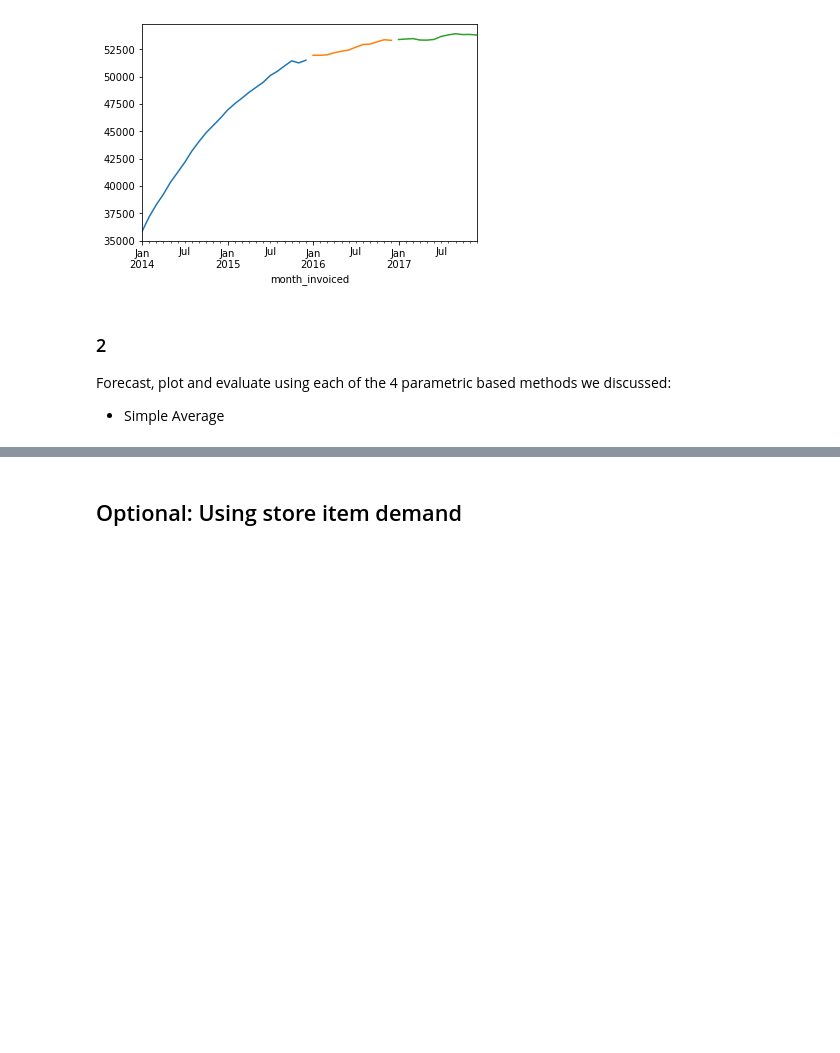
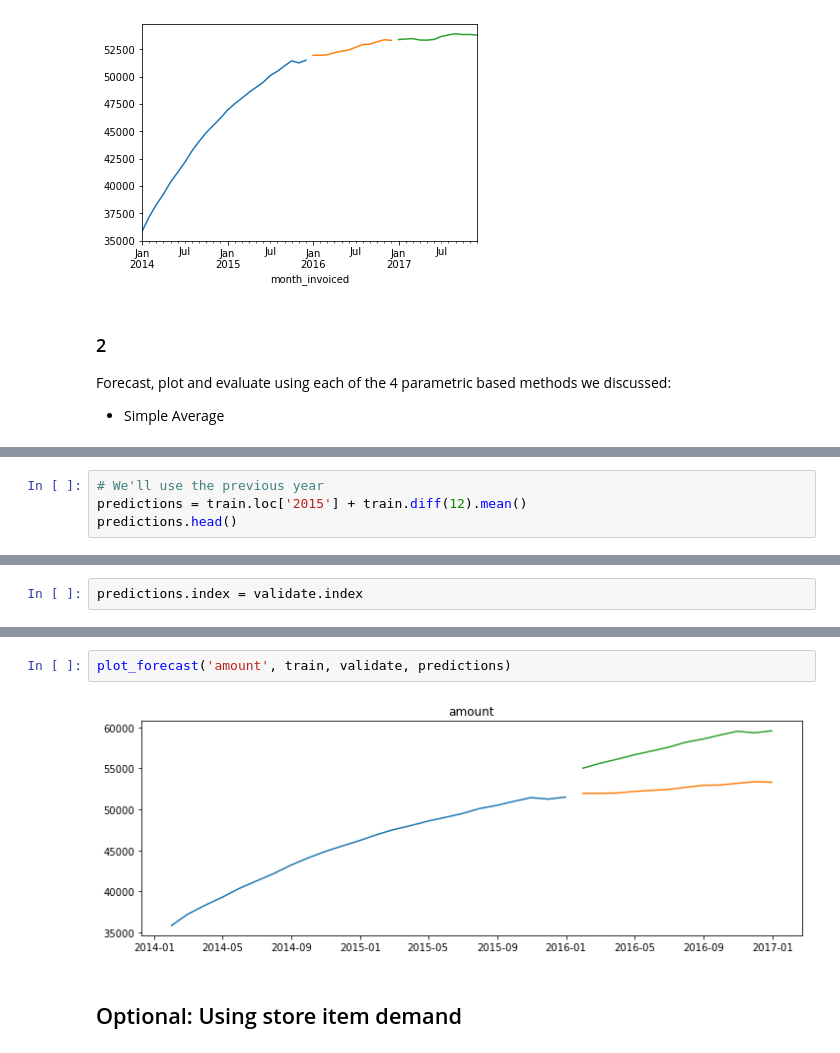
Before and after one commit to alegarcia-dev/time-series-exercises, a Jupyter notebook: model.ipynb, the cells around one changed output, grey strips where cells are left out. Drawn from its saved outputs; the diff is of its cells as text; blank space fills up the shorter version.

```diff
--- a/model.ipynb
+++ b/model.ipynb
@@ -120,0 +207,4 @@ Forecast, plot and evaluate using each of the 4 parametric based methods we disc
+# %%
+# We'll use the previous year
+predictions = train.loc['2015'] + train.diff(12).mean()
+predictions.head()
@@ -120,0 +219,2 @@ Forecast, plot and evaluate using each of the 4 parametric based methods we disc
+# %%
+predictions.index = validate.index
@@ -121,3 +230,7 @@ Forecast, plot and evaluate using each of the 4 parametric based methods we disc
+# %%
+plot_forecast('amount', train, validate, predictions)
+# %% [output]
+[figure, added]
 # %% [markdown]
 ## Optional: Using store item demand
 # %%
```
Also changed, not shown: parts of 45 cells of this notebook, 1 other file.
